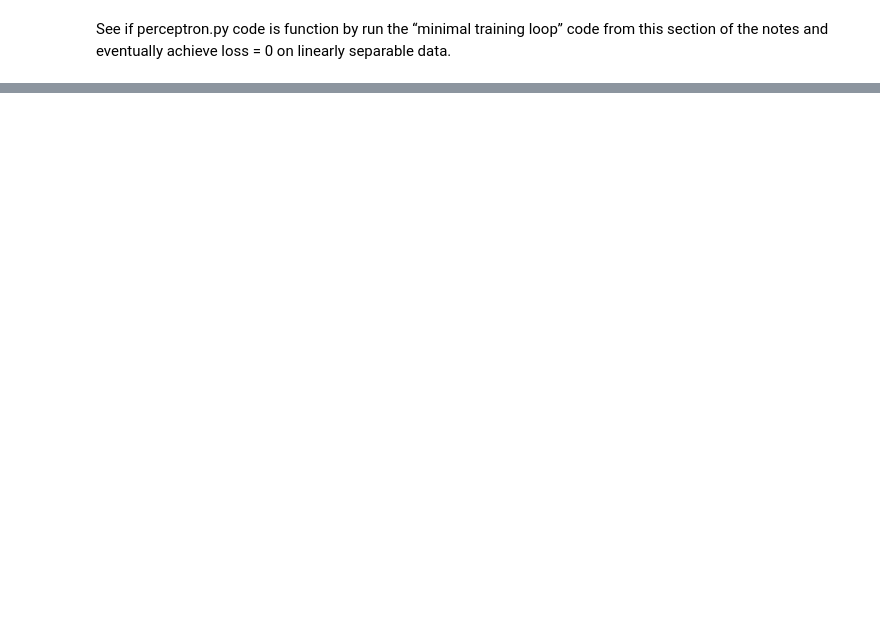
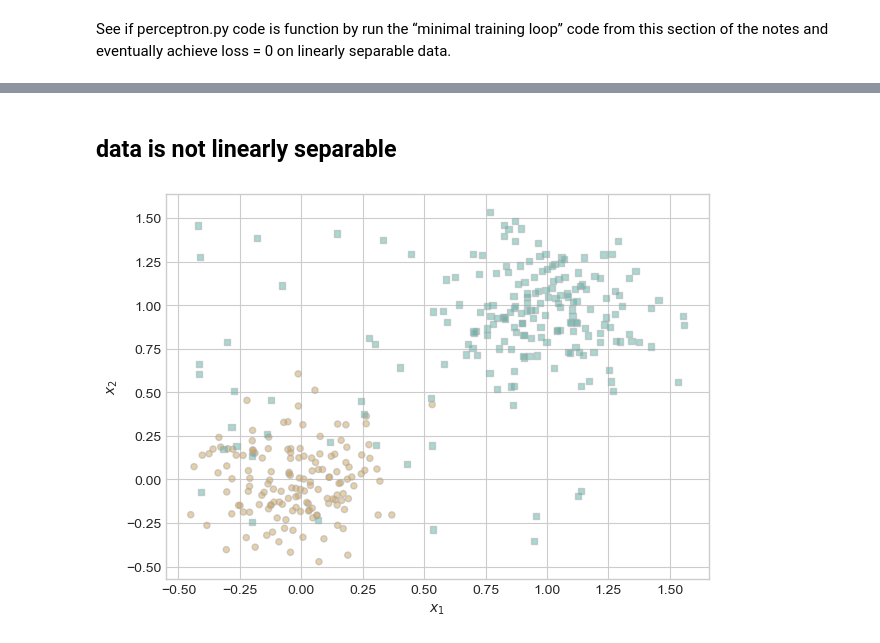
Before and after one commit to lfschweitzer/lfschweitzer.github.io, a Jupyter notebook: posts/post4/homework4.ipynb, the cells around one changed output, grey strips where cells are left out. Cells and saved outputs as stored; diff of their text form; code cells hidden in the pictures; blank space fills up the shorter version.

```diff
--- a/posts/post4/homework4.ipynb
+++ b/posts/post4/homework4.ipynb
@@ -77,0 +148,39 @@ while loss > 0: # dangerous -- only terminates if data is linearly separable
+# %% [markdown]
+## data is not linearly separable
+# %%
+import torch
+from matplotlib import pyplot as plt
+
+plt.style.use('seaborn-v0_8-whitegrid')
+torch.manual_seed(1234)
+
+def perceptron_data_overlap(n_points=300, noise=0.2, p_dims=2, overlap_points=50):
+
+    y = torch.arange(n_points) >= int(n_points / 2)
+    X = y[:, None] + torch.normal(0.0, noise, size=(n_points, p_dims))
+    X = torch.cat((X, torch.ones((X.shape[0], 1))), 1)
+
+    # Add overlapping points within the range of existing points
+    overlap_X = torch.rand(overlap_points, p_dims) * (X.max() - X.min()) + X.min()
+    overlap_X = torch.cat((overlap_X, torch.ones((overlap_X.shape[0], 1))), 1)  # Add bias term
+    X = torch.cat((X, overlap_X), dim=0)
+
+    # Convert y from {0, 1} to {-1, 1}
+    y = torch.cat((2 * y - 1, torch.ones(overlap_points, dtype=torch.long)))  # Label the overlapping points as class 1
+
+    return X, y
+
+def plot_perceptron_data_overlap(X, y, ax):
+    targets = [-1, 1]
+    markers = ["o", ","]
+    for i in range(2):
+        ix = y == targets[i]
+        ax.scatter(X[ix, 0], X[ix, 1], s=20, c=y[ix], facecolors="none", edgecolors="darkgrey", cmap="BrBG", vmin=-2, vmax=2, alpha=0.5, marker=markers[i])
+    ax.set(xlabel=r"$x_1$", ylabel=r"$x_2$")
+
+fig, ax = plt.subplots(1, 1)
+X, y = perceptron_data_overlap()
+plot_perceptron_data_overlap(X, y, ax)
+plt.show()
+# %% [output]
+[figure, added]
```
Also changed, not shown: parts of 14 cells of this notebook, 1 other file.
